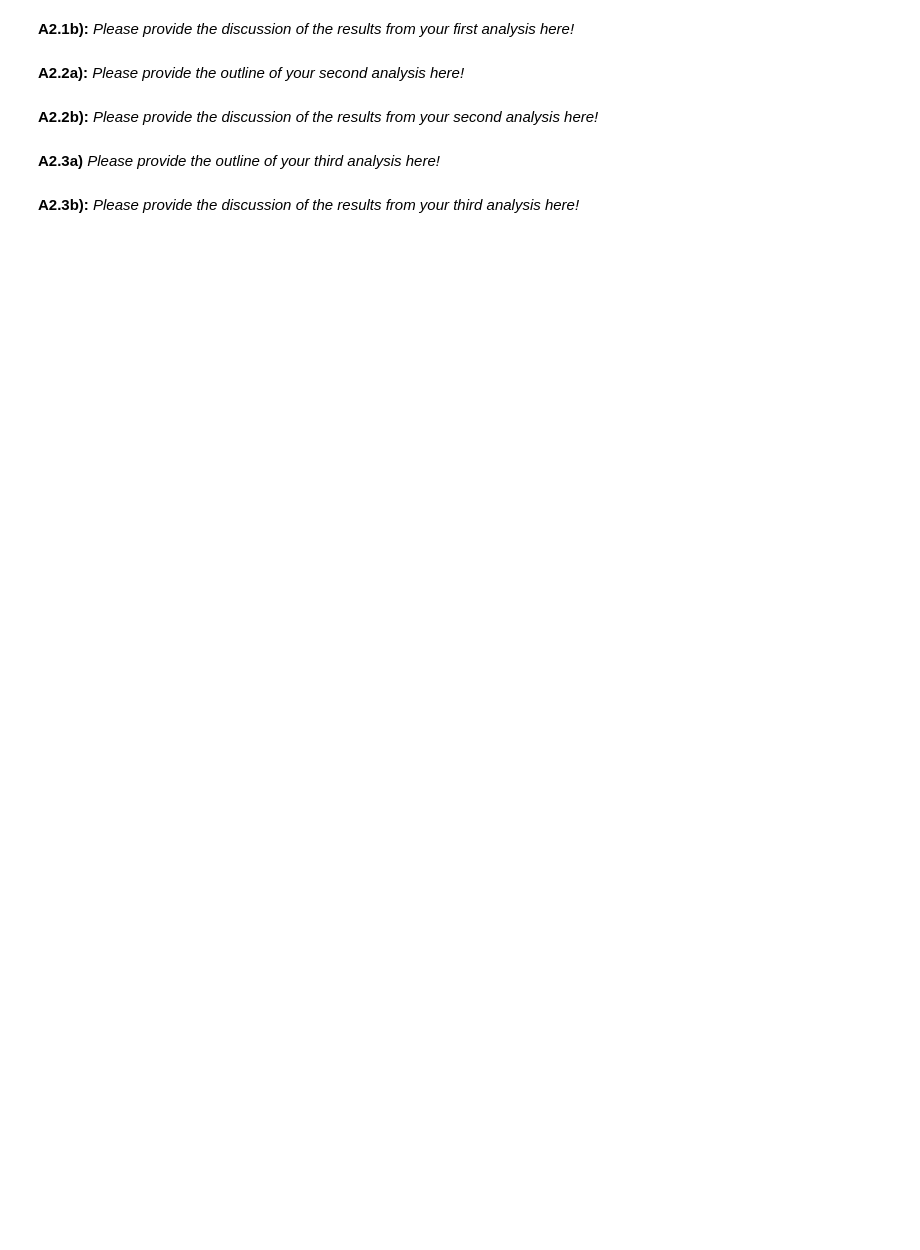
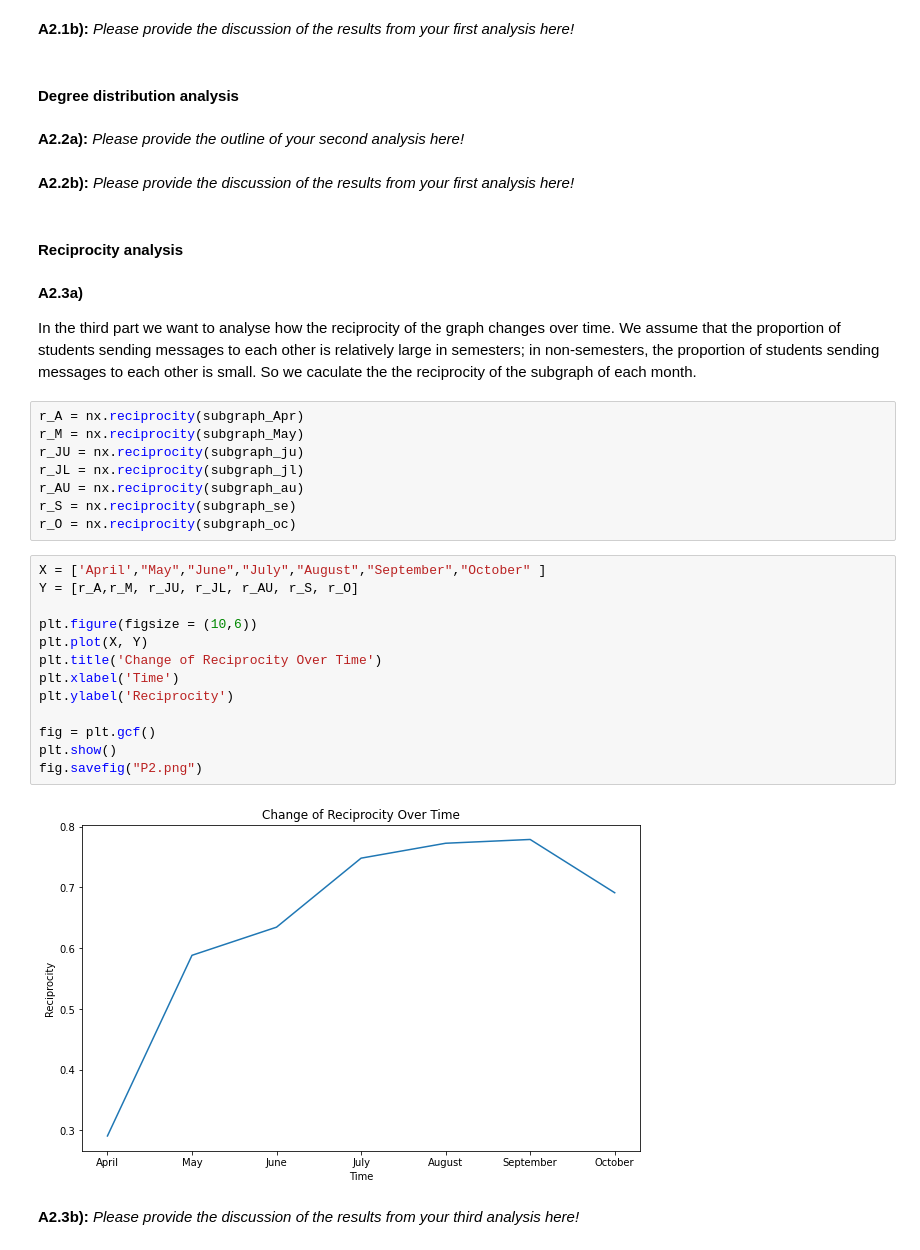
Before and after one commit to sunwen0120/social_network, a Jupyter notebook: homework_4/Wen_Sun_home_assignment_4.ipynb, the cells around one changed output. Cells and saved outputs as stored; diff of their text form; blank space fills up the shorter version.

```diff
--- a/homework_4/Wen_Sun_home_assignment_4.ipynb
+++ b/homework_4/Wen_Sun_home_assignment_4.ipynb
@@ -298,10 +451,39 @@ __References:__
 # %% [markdown]
 **A2.1b):** _Please provide the discussion of the results from your first analysis here!_
+# %% [markdown]
+#### Degree distribution analysis
 # %% [markdown]
 **A2.2a):** _Please provide the outline of your second analysis here!_
 # %% [markdown]
-**A2.2b):** _Please provide the discussion of the results from your second analysis here!_
+**A2.2b):** _Please provide the discussion of the results from your first analysis here!_
-# %% [markdown]
-**A2.3a)** _Please provide the outline of your third analysis here!_
+# %% [markdown]
+#### Reciprocity analysis
+# %% [markdown]
+**A2.3a)**
+
+In the third part we want to analyse how the reciprocity of the graph changes over time. We assume that the proportion of students sending messages to each other is relatively large in semesters; in non-semesters, the proportion of students sending messages to each other is small. So we caculate the the reciprocity of the subgraph of each month.
+# %%
+r_A = nx.reciprocity(subgraph_Apr)
+r_M = nx.reciprocity(subgraph_May)
+r_JU = nx.reciprocity(subgraph_ju)
+r_JL = nx.reciprocity(subgraph_jl)
+r_AU = nx.reciprocity(subgraph_au)
+r_S = nx.reciprocity(subgraph_se)
+r_O = nx.reciprocity(subgraph_oc)
+# %%
+X = ['April',"May","June","July","August","September","October" ]
+Y = [r_A,r_M, r_JU, r_JL, r_AU, r_S, r_O]
+
+plt.figure(figsize = (10,6))
+plt.plot(X, Y)
+plt.title('Change of Reciprocity Over Time')
+plt.xlabel('Time')
+plt.ylabel('Reciprocity')
+
+fig = plt.gcf()
+plt.show()
+fig.savefig("P2.png")
+# %% [output]
+[figure, added]
 # %% [markdown]
 **A2.3b):** _Please provide the discussion of the results from your third analysis here!_
```
Also changed, not shown: parts of 11 cells of this notebook, 5 other files.
